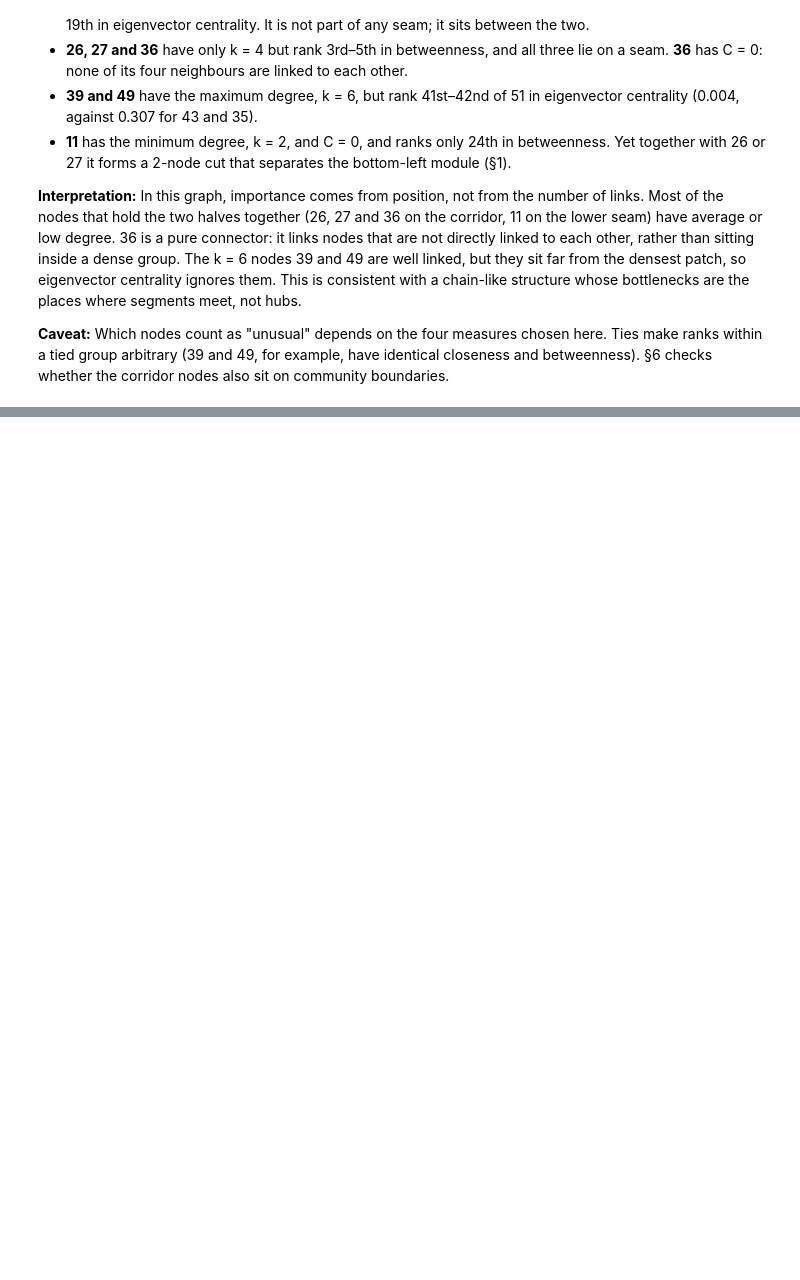
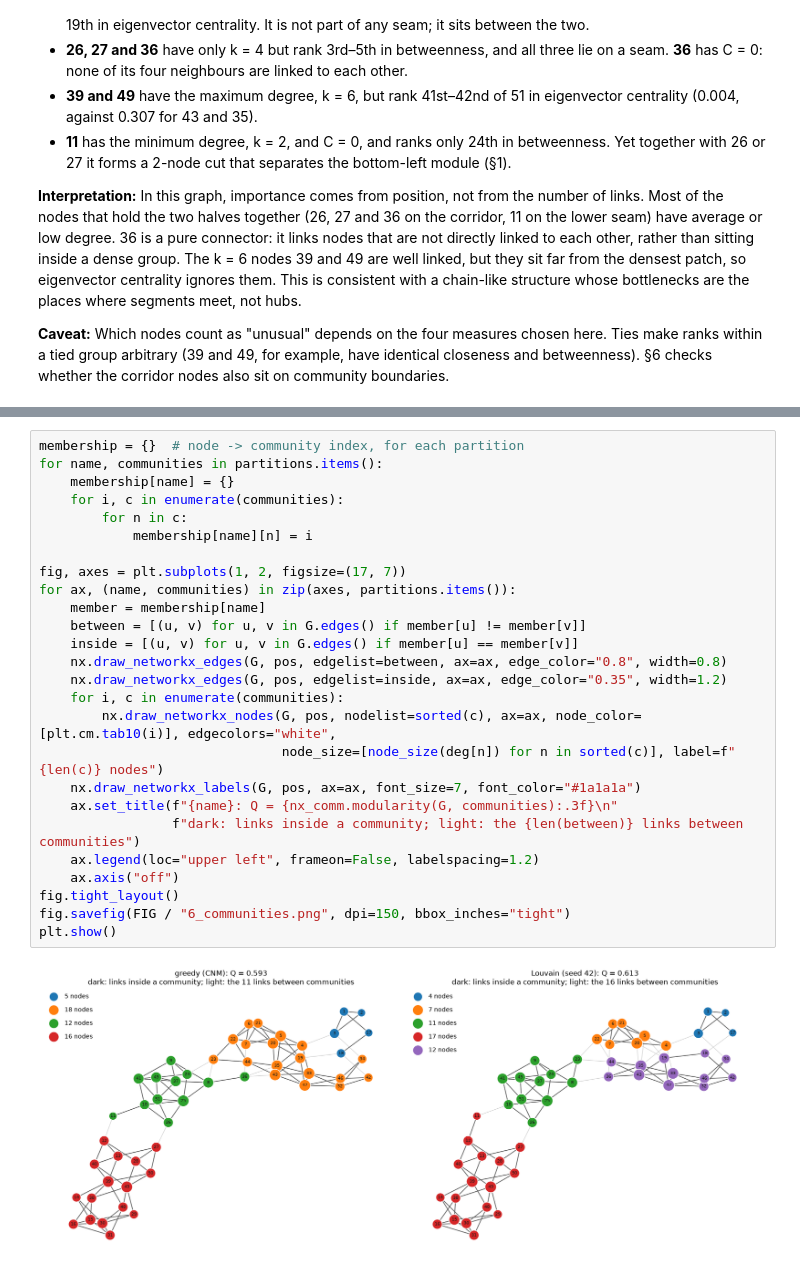
Before and after one commit to KEDES1998/NetworkScience, a Jupyter notebook: code/assignmentNotbook.ipynb, the cells around one changed output, grey strips where cells are left out. Drawn from its saved outputs; the diff is of its cells as text; blank space fills up the shorter version.

```diff
--- a/code/assignmentNotbook.ipynb
+++ b/code/assignmentNotbook.ipynb
@@ -502,0 +836,28 @@ unusual.loc[picked].sort_values("betweenness", ascending=False).round(3)
+# %%
+membership = {}  # node -> community index, for each partition
+for name, communities in partitions.items():
+    membership[name] = {}
+    for i, c in enumerate(communities):
+        for n in c:
+            membership[name][n] = i
+
+fig, axes = plt.subplots(1, 2, figsize=(17, 7))
+for ax, (name, communities) in zip(axes, partitions.items()):
+    member = membership[name]
+    between = [(u, v) for u, v in G.edges() if member[u] != member[v]]
+    inside = [(u, v) for u, v in G.edges() if member[u] == member[v]]
+    nx.draw_networkx_edges(G, pos, edgelist=between, ax=ax, edge_color="0.8", width=0.8)
+    nx.draw_networkx_edges(G, pos, edgelist=inside, ax=ax, edge_color="0.35", width=1.2)
+    for i, c in enumerate(communities):
+        nx.draw_networkx_nodes(G, pos, nodelist=sorted(c), ax=ax, node_color=[plt.cm.tab10(i)], edgecolors="white",
+                               node_size=[node_size(deg[n]) for n in sorted(c)], label=f"{len(c)} nodes")
+    nx.draw_networkx_labels(G, pos, ax=ax, font_size=7, font_color="#1a1a1a")
+    ax.set_title(f"{name}: Q = {nx_comm.modularity(G, communities):.3f}\n"
+                 f"dark: links inside a community; light: the {len(between)} links between communities")
+    ax.legend(loc="upper left", frameon=False, labelspacing=1.2)
+    ax.axis("off")
+fig.tight_layout()
+fig.savefig(FIG / "6_communities.png", dpi=150, bbox_inches="tight")
+plt.show()
+# %% [output]
+[figure, added]
```
Also changed, not shown: parts of 50 cells of this notebook.
